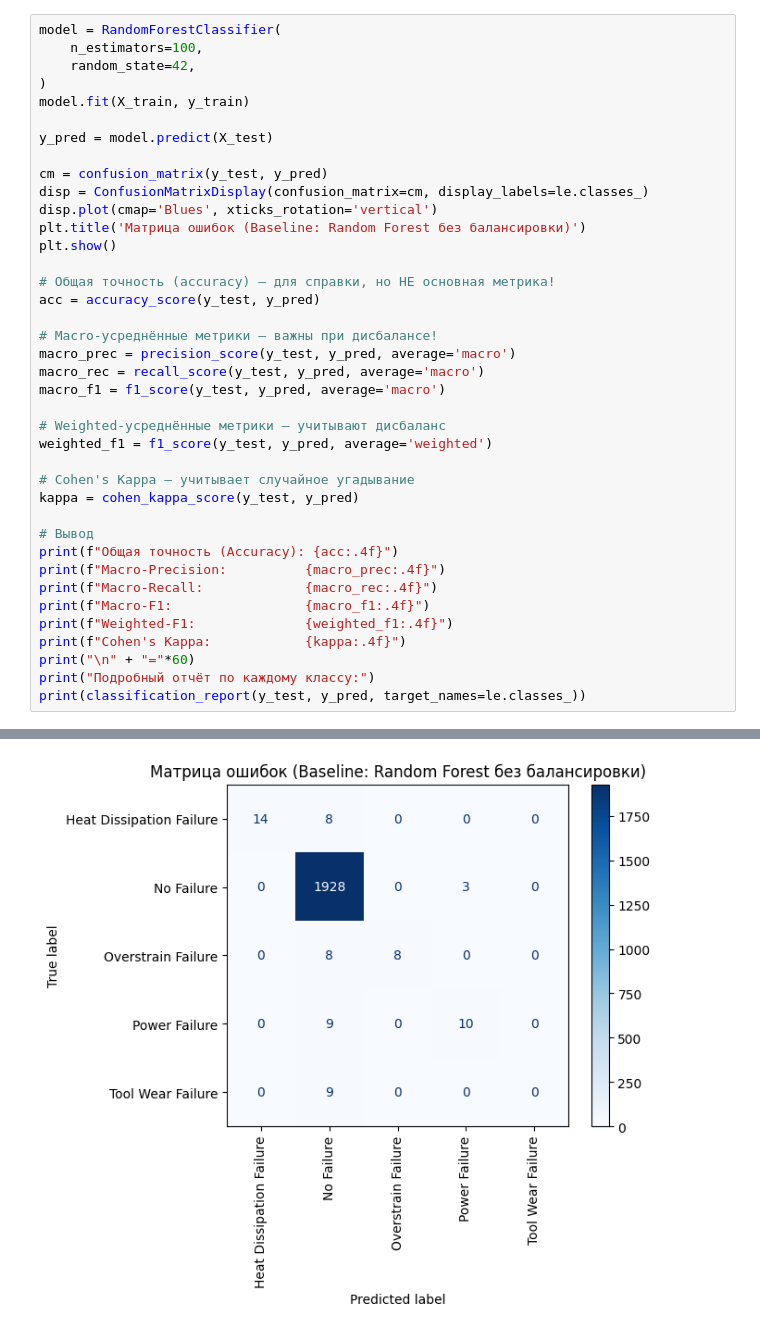
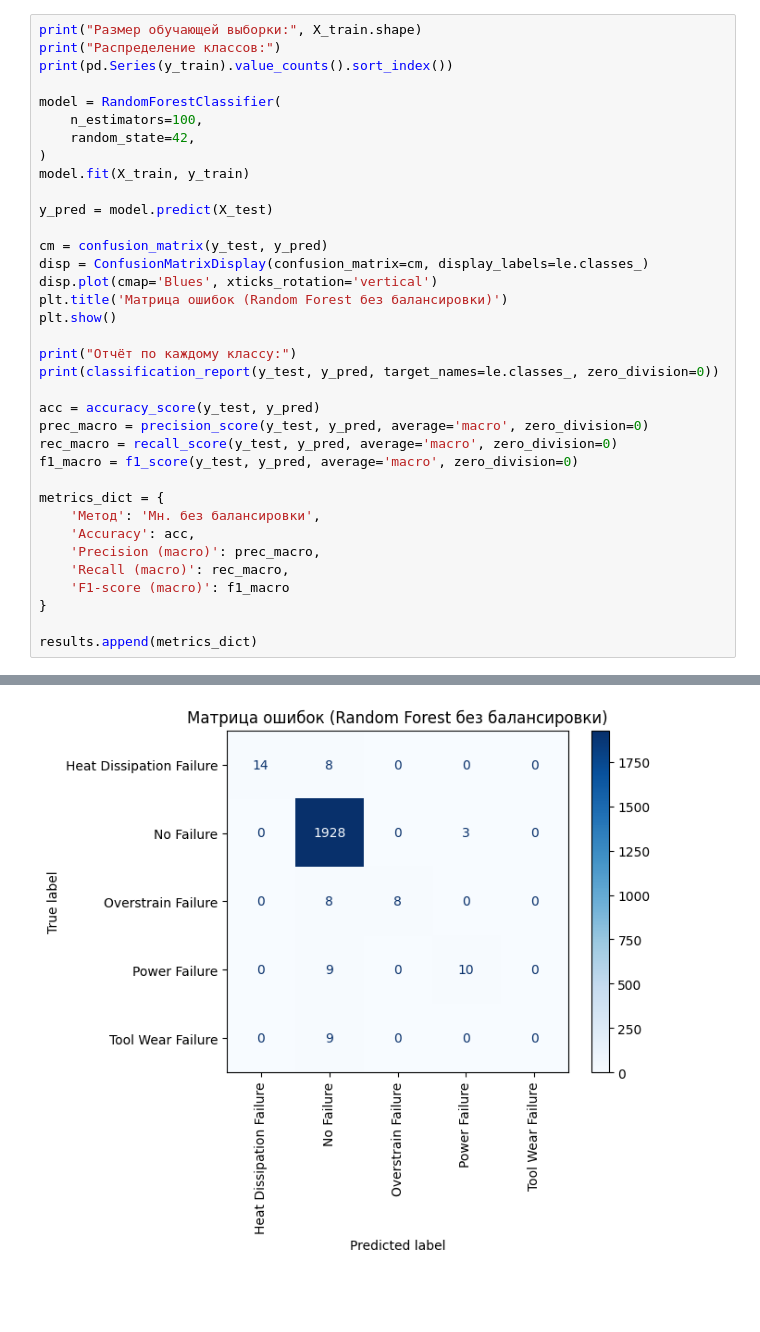
Before and after one commit to lilo5425/ML_balancing, a Jupyter notebook: Balance.ipynb, the cells around one changed output, grey strips where cells are left out. Saved outputs shown, nothing was run; the diff lists cells and outputs as text; blank space fills up the shorter version.

Commit message:
Multiclass Classification finished

```diff
--- a/Balance.ipynb
+++ b/Balance.ipynb
@@ -105,4 +133,8 @@ X_train, X_test, y_train, y_test = train_test_split(
 # %%
+print("Размер обучающей выборки:", X_train.shape)
+print("Распределение классов:")
+print(pd.Series(y_train).value_counts().sort_index())
+
 model = RandomForestClassifier(
     n_estimators=100,
     random_state=42,
@@ -114,31 +146,24 @@ y_pred = model.predict(X_test)
 cm = confusion_matrix(y_test, y_pred)
 disp = ConfusionMatrixDisplay(confusion_matrix=cm, display_labels=le.classes_)
 disp.plot(cmap='Blues', xticks_rotation='vertical')
-plt.title('Матрица ошибок (Baseline: Random Forest без балансировки)')
+plt.title('Матрица ошибок (Random Forest без балансировки)')
 plt.show()
 
-# Общая точность (accuracy) — для справки, но НЕ основная метрика!
+print("Отчёт по каждому классу:")
+print(classification_report(y_test, y_pred, target_names=le.classes_, zero_division=0))
+
 acc = accuracy_score(y_test, y_pred)
+prec_macro = precision_score(y_test, y_pred, average='macro', zero_division=0)
+rec_macro = recall_score(y_test, y_pred, average='macro', zero_division=0)
+f1_macro = f1_score(y_test, y_pred, average='macro', zero_division=0)
 
-# Macro-усреднённые метрики — важны при дисбалансе!
-macro_prec = precision_score(y_test, y_pred, average='macro')
-macro_rec = recall_score(y_test, y_pred, average='macro')
-macro_f1 = f1_score(y_test, y_pred, average='macro')
+metrics_dict = {
+    'Метод': 'Мн. без балансировки',
+    'Accuracy': acc,
+    'Precision (macro)': prec_macro,
+    'Recall (macro)': rec_macro,
+    'F1-score (macro)': f1_macro
+}
 
-# Weighted-усреднённые метрики — учитывают дисбаланс
-weighted_f1 = f1_score(y_test, y_pred, average='weighted')
-
-# Cohen's Kappa — учитывает случайное угадывание
-kappa = cohen_kappa_score(y_test, y_pred)
-
-# Вывод
-print(f"Общая точность (Accuracy): {acc:.4f}")
-print(f"Macro-Precision:          {macro_prec:.4f}")
-print(f"Macro-Recall:             {macro_rec:.4f}")
-print(f"Macro-F1:                 {macro_f1:.4f}")
-print(f"Weighted-F1:              {weighted_f1:.4f}")
-print(f"Cohen's Kappa:            {kappa:.4f}")
-print("\n" + "="*60)
-print("Подробный отчёт по каждому классу:")
-print(classification_report(y_test, y_pred, target_names=le.classes_))
+results.append(metrics_dict)
 # %% [output]
@@ -145 +178 @@ print(classification_report(y_test, y_pred, target_names=le.classes_))
-[figure, old version]
+[figure, new version]
```
Also changed, not shown: parts of 20 cells of this notebook.
